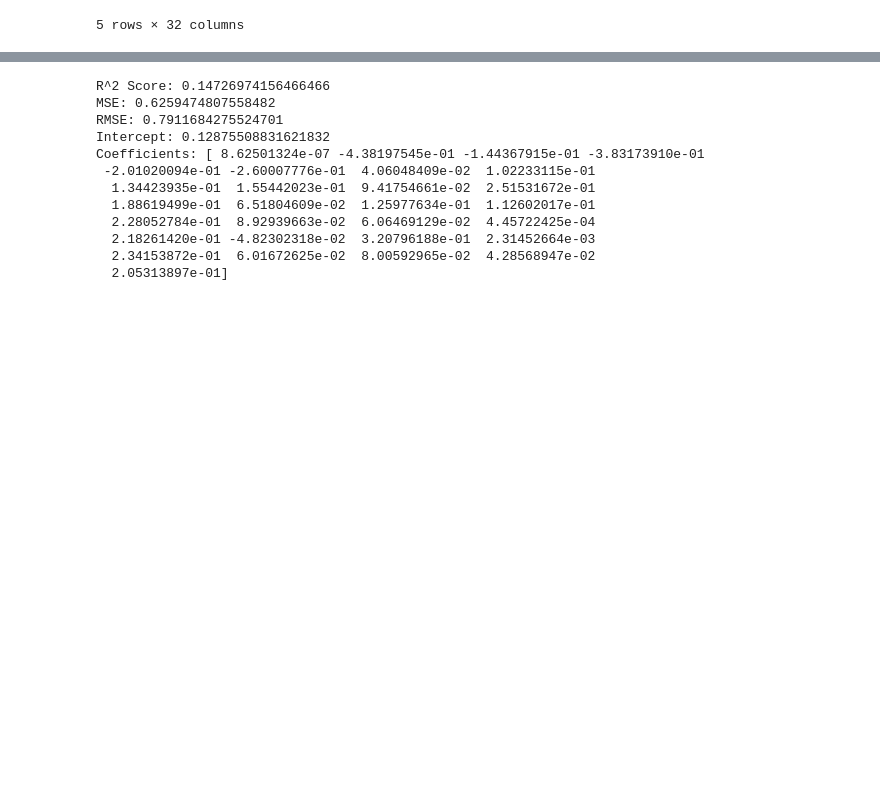
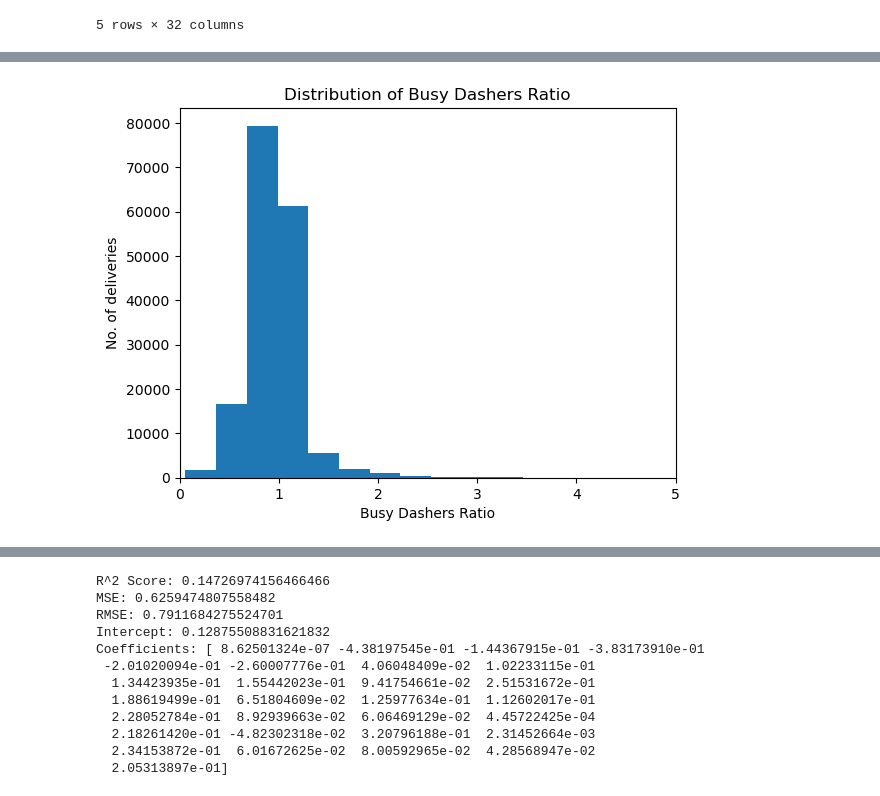
Before and after one commit to SourabhVD/Delivery-Duration-Prediction, a Jupyter notebook: Doordash Delivery Prediction.ipynb, the cells around one changed output, grey strips where cells are left out. Drawn from its saved outputs; the diff is of its cells as text; code cells hidden in the pictures; blank space fills up the shorter version.

```diff
--- a/Doordash Delivery Prediction.ipynb
+++ b/Doordash Delivery Prediction.ipynb
@@ -211,0 +235,9 @@ df_train.head()
+# %%
+plt.hist(df_train['busy_dashers_ratio'],bins = 100)
+plt.title('Distribution of Busy Dashers Ratio')
+plt.xlabel('Busy Dashers Ratio')
+plt.ylabel('No. of deliveries')
+plt.xlim(0,5)
+plt.show()
+# %% [output]
+[figure, added]
```
Also changed, not shown: parts of 15 cells of this notebook.
